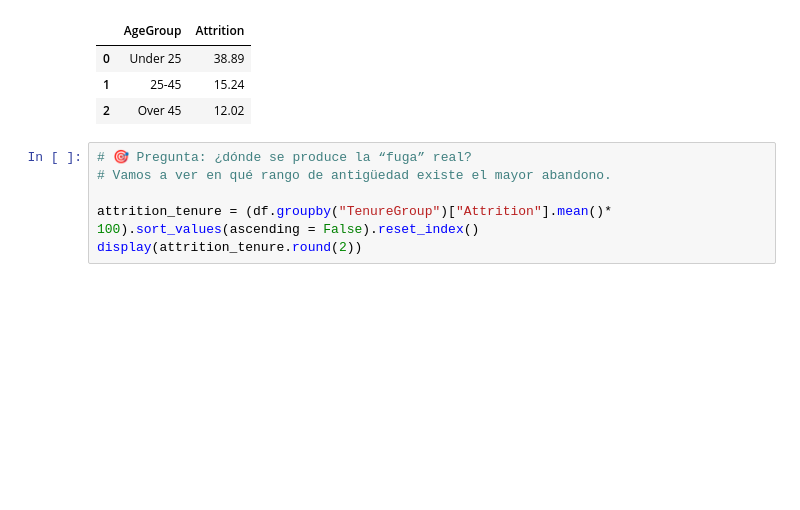
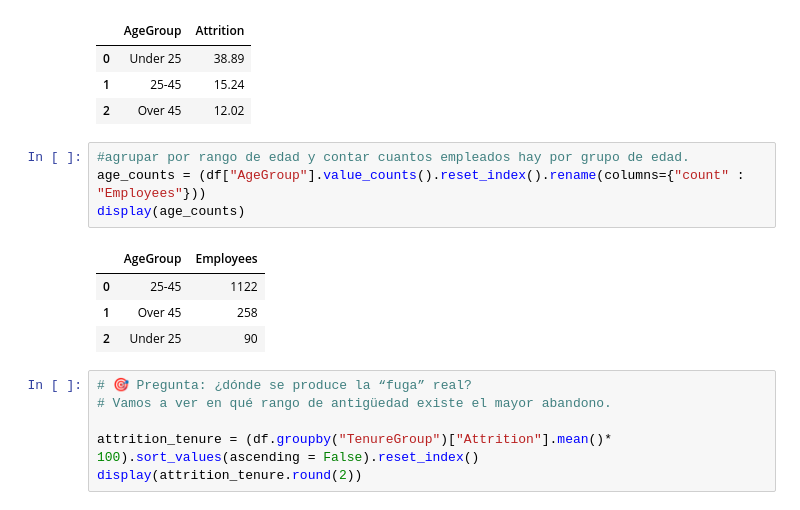
Before and after one commit to mariagranero/proyecto-da-promo-64-modulo-3-team-1, a Jupyter notebook: Notebooks/03_Análisis.ipynb, the cells around one changed output. Drawn from its saved outputs; the diff is of its cells as text; blank space fills up the shorter version.

```diff
--- a/Notebooks/03_Análisis.ipynb
+++ b/Notebooks/03_Análisis.ipynb
@@ -904,6 +904,15 @@ display(attrition_age.round(2))
 | 0 | Under 25 | 38.89 |
 | 1 | 25-45 | 15.24 |
 | 2 | Over 45 | 12.02 |
+# %%
+#agrupar por rango de edad y contar cuantos empleados hay por grupo de edad.
+age_counts = (df["AgeGroup"].value_counts().reset_index().rename(columns={"count" : "Employees"}))
+display(age_counts)
+# %% [output]
+|  | AgeGroup | Employees |
+| 0 | 25-45 | 1122 |
+| 1 | Over 45 | 258 |
+| 2 | Under 25 | 90 |
 # %%
 # 🎯 Pregunta: ¿dónde se produce la “fuga” real?
 # Vamos a ver en qué rango de antigüedad existe el mayor abandono.
```
Also changed, not shown: parts of 1 cell of this notebook.
